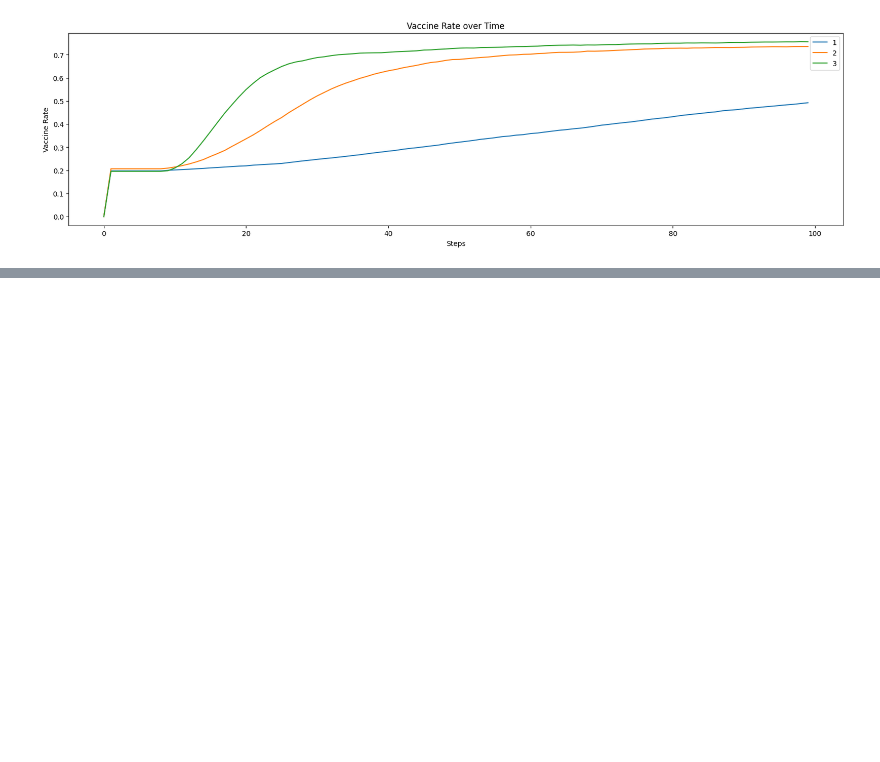
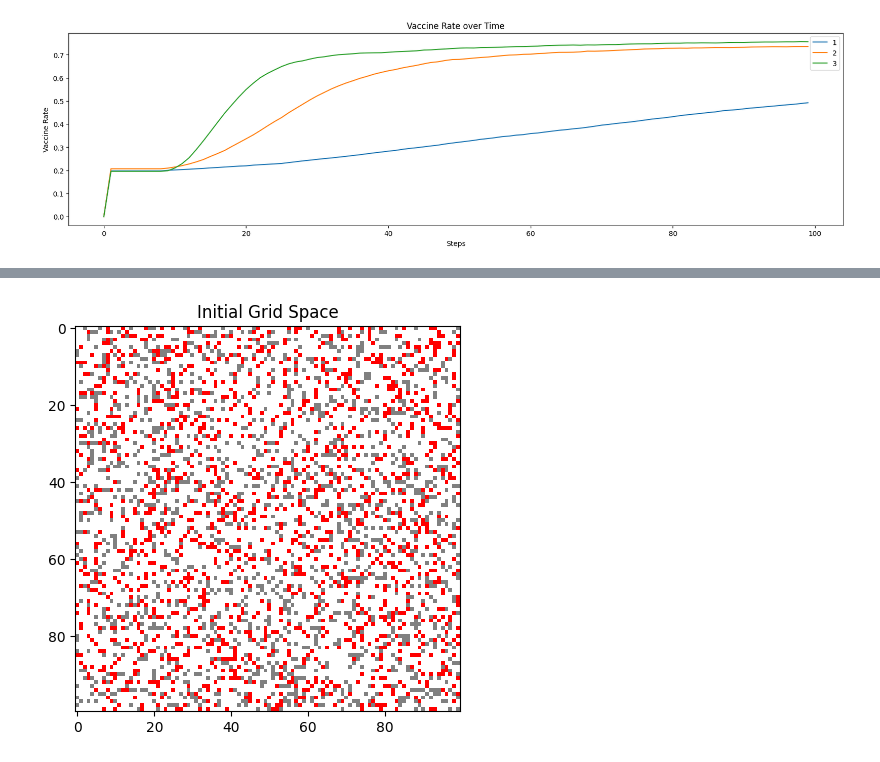
Before and after one commit to danieltobiastan97/diseasesABM, a Jupyter notebook: project.ipynb, the cells around one changed output, grey strips where cells are left out. Cells and saved outputs as stored; diff of their text form; code cells hidden in the pictures; blank space fills up the shorter version.

```diff
--- a/project.ipynb
+++ b/project.ipynb
@@ -721,0 +738,8 @@ plt.show()
+# %%
+# plot im init
+plt.figure(figsize=(5,5))
+plt.imshow(init, cmap=cmap, norm=norm)
+plt.title('Initial Grid Space')
+plt.show()
+# %% [output]
+[figure, added]
```
Also changed, not shown: parts of 3 cells of this notebook.
